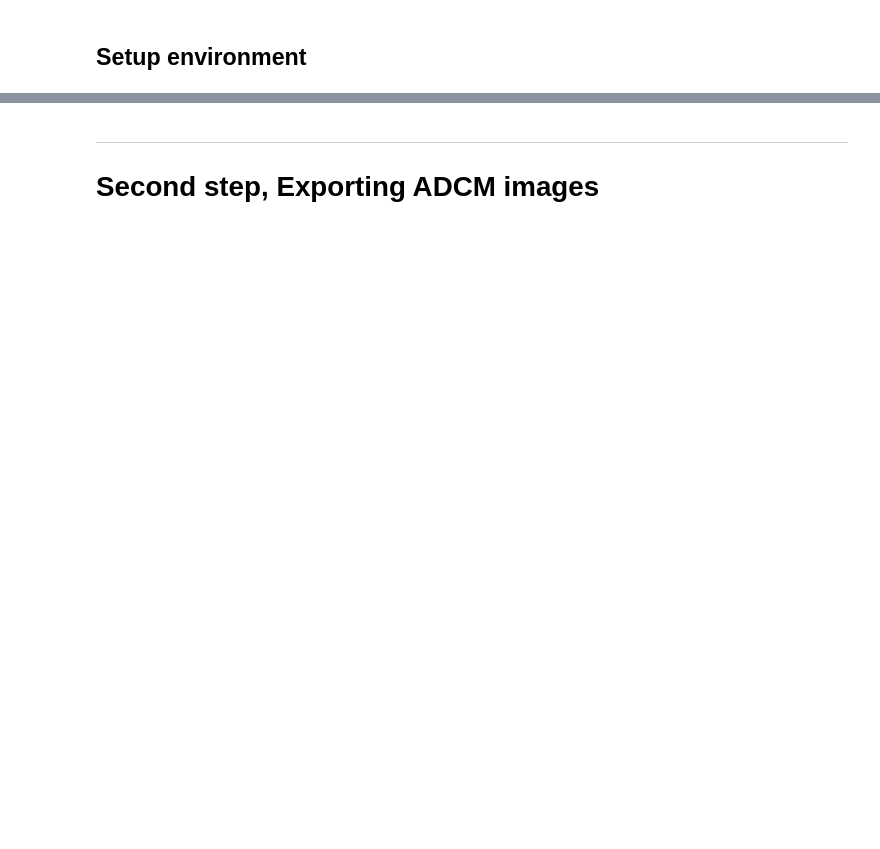
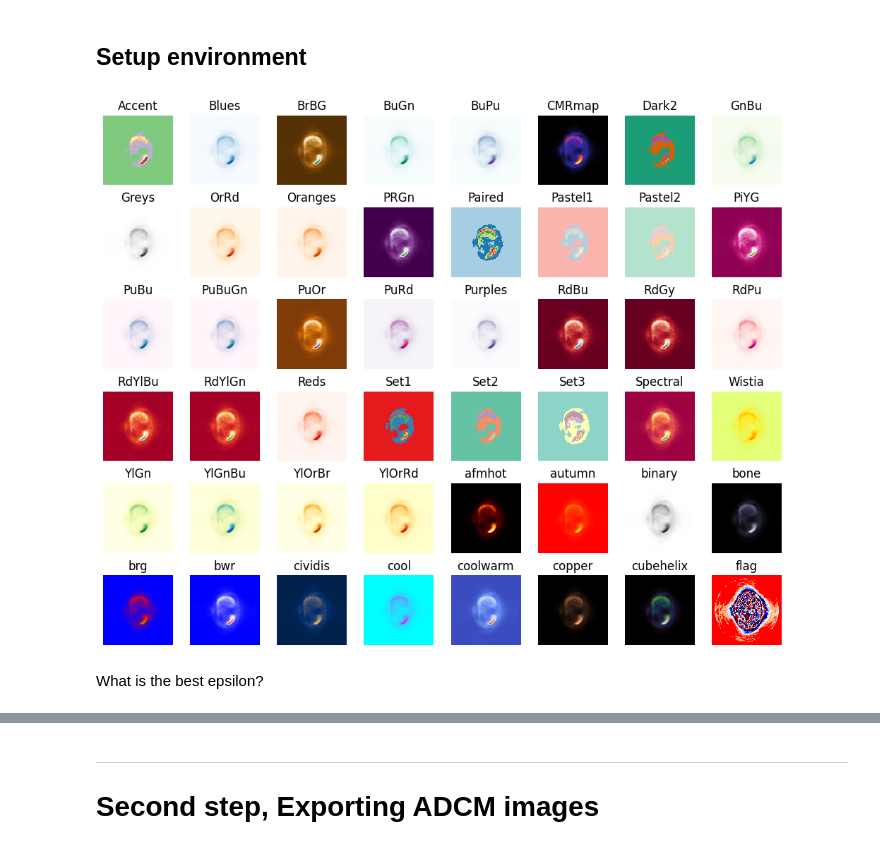
Before and after one commit to s-shahpouri/DL_PET, a Jupyter notebook: data_prep_adcm.ipynb, the cells around one changed output, grey strips where cells are left out. Saved outputs shown, nothing was run; the diff lists cells and outputs as text; code cells hidden in the pictures; blank space fills up the shorter version.

Commit message:
Update some functions

```diff
--- a/data_prep_adcm.ipynb
+++ b/data_prep_adcm.ipynb
@@ -27,0 +34,64 @@ adcm_dir = "/homes/zshahpouri/DLP/ASC-PET-001/ADCM"
+# %%
+# Since the code execution state was reset, and we do not have the actual image data,
+# I will generate a sample image and plot it using the different colormaps requested.
+
+import numpy as np
+import matplotlib.pyplot as plt
+
+# Generate a sample image
+image = np.random.rand(10, 10)
+
+# List of colormaps to display
+colormaps = [
+    'Accent', 'Blues', 'BrBG', 'BuGn', 'BuPu', 'CMRmap', 'Dark2', 'GnBu',
+    'Greys', 'OrRd', 'Oranges', 'PRGn', 'Paired', 'Pastel1', 'Pastel2', 'PiYG',
+    'PuBu', 'PuBuGn', 'PuOr', 'PuRd', 'Purples', 'RdBu', 'RdGy', 'RdPu', 'RdYlBu',
+    'RdYlGn', 'Reds', 'Set1', 'Set2', 'Set3', 'Spectral', 'Wistia', 'YlGn',
+    'YlGnBu', 'YlOrBr', 'YlOrRd', 'afmhot', 'autumn', 'binary', 'bone', 'brg',
+    'bwr', 'cividis', 'cool', 'coolwarm', 'copper', 'cubehelix', 'flag', 'gist_earth',
+    'gist_gray', 'gist_heat', 'gist_ncar', 'gist_rainbow', 'gist_stern', 'gist_yarg',
+    'gnuplot', 'gnuplot2', 'gray', 'hot', 'hsv', 'inferno', 'jet', 'magma',
+    'nipy_spectral', 'ocean', 'pink', 'plasma', 'prism', 'rainbow', 'seismic',
+    'spring', 'summer', 'tab10', 'tab20', 'tab20b', 'tab20c', 'terrain', 'turbo',
+    'twilight', 'twilight_shifted', 'viridis', 'winter'
+]
+import matplotlib.pyplot as plt
+import nibabel as nib
+import numpy as np
+import os
+import glob
+
+
+# Function to display a slice with different colormaps
+def plot_image_slice(colormaps, image_slice):
+    fig, axes = plt.subplots(6, len(colormaps)//10, figsize=(10, 8))
+
+    for ax, cmap in zip(axes.flatten(), colormaps):
+        im = ax.imshow(image_slice, cmap=cmap)
+        ax.set_title(cmap)
+        ax.axis('off')
+        # fig.colorbar(im, ax=ax)
+
+    plt.tight_layout()
+    plt.show()
+
+
+# Load one image to demonstrate the colormaps
+train_images = sorted(glob.glob(os.path.join(data_dir, "NAC", "*.nii.gz")))
+# Just use the first image for the demonstration
+nac_img_path = train_images[0] if train_images else None
+
+# Load the image data and take a middle slice to display
+if nac_img_path:
+    nac_nii = nib.load(nac_img_path)
+    nac_img = nac_nii.get_fdata()
+    mid_slice = nac_img[:, :, nac_img.shape[2] // 2]
+
+    # Plot the image using the selected colormaps
+    plot_image_slice(colormaps, mid_slice)
+else:
+    print("No images found in the specified directory.")
+# %% [output]
+[figure, added]
+# %% [markdown]
+What is the best epsilon?
```
Also changed, not shown: parts of 28 cells of this notebook, 13 other files.
